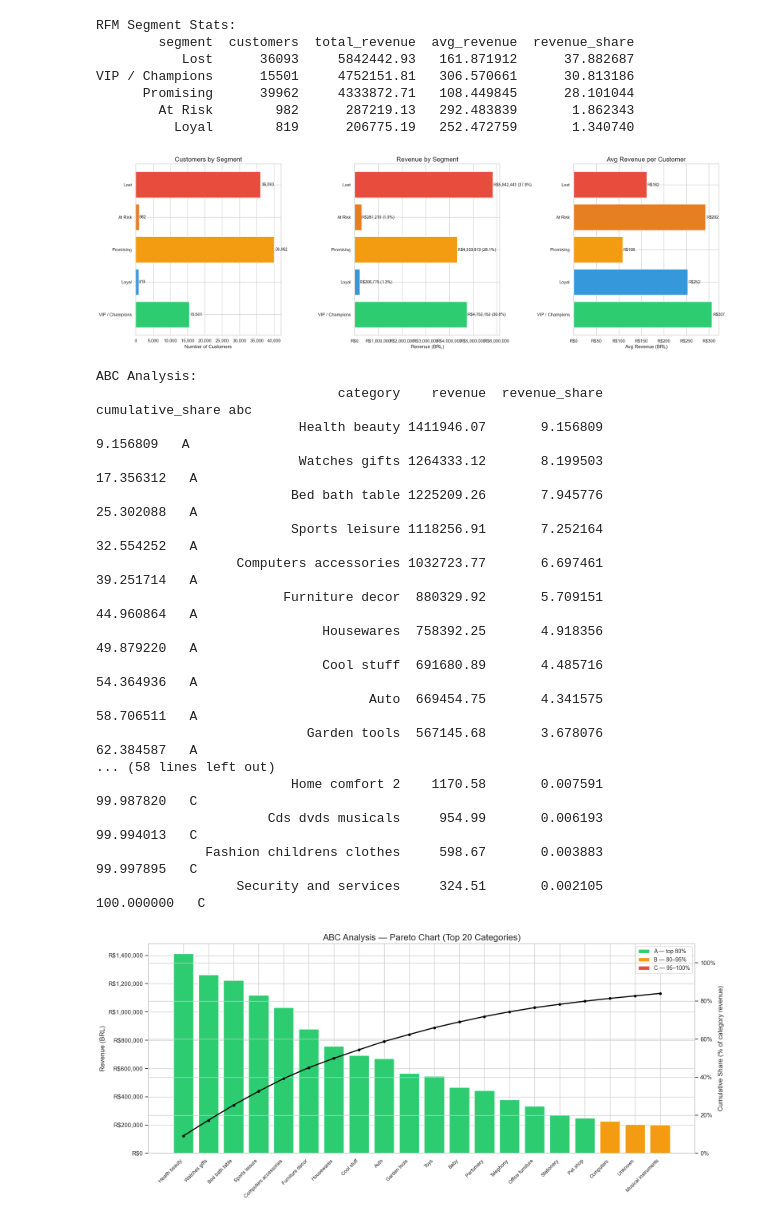
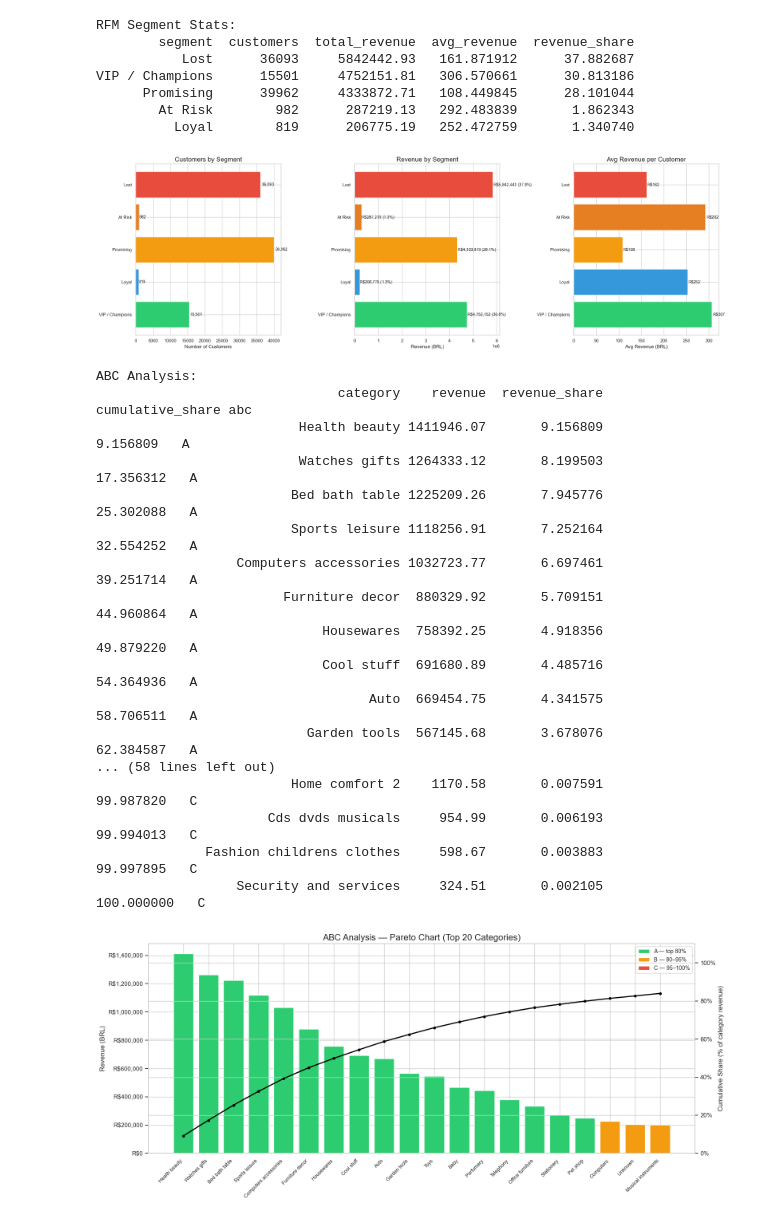
Before and after one commit to AmanDataA/olist-ecommerce-growth-analysis, a Jupyter notebook: Notebook/olist_analysis.ipynb, the cells around one changed output. Drawn from its saved outputs; the diff is of its cells as text; code cells hidden in the pictures.

```diff
--- a/Notebook/olist_analysis.ipynb
+++ b/Notebook/olist_analysis.ipynb
@@ -181,7 +181,6 @@ def plot_rfm_bar(ax, values, labels, colors, title, xlabel, fmt_fn, label_fn):
     bars = ax.barh(labels, values, color=colors)
     ax.set_title(title, fontsize=16)
     ax.set_xlabel(xlabel, fontsize=12)
-    ax.xaxis.set_major_formatter(mticker.FuncFormatter(fmt_fn))
     for bar, val in zip(bars, values):
         ax.text(
             bar.get_width() * 1.01,
@@ -199,7 +198,6 @@ plot_rfm_bar(ax1, plot_data['customers'], plot_data.index, colors,
 bars2 = ax2.barh(plot_data.index, plot_data['total_revenue'], color=colors)
 ax2.set_title("Revenue by Segment", fontsize=16)
 ax2.set_xlabel("Revenue (BRL)", fontsize=12)
-ax2.xaxis.set_major_formatter(mticker.FuncFormatter(lambda x, _: f'R${x:,.0f}'))
 for bar, (val, share) in zip(bars2, zip(plot_data['total_revenue'], plot_data['revenue_share'])):
     ax2.text(bar.get_width() * 1.005, bar.get_y() + bar.get_height() / 2,
              f'R${val:,.0f} ({share:.1f}%)', va='center', fontsize=10)
@@ -325,34 +323,34 @@ ax.annotate(
 
 ax.yaxis.set_major_formatter(mticker.FuncFormatter(lambda x, _: f'{x:.2f}%'))
 ax.set_xlim(0.7, 12.3)
 ax.set_ylim(0, 1.0)
 ax.set_yticks([i * 0.1 for i in range(11)])
 ax.set_xticks(range(1, 13))
 ax.set_xlabel("Months since first purchase", fontsize=12)
 ax.set_ylabel("Retention rate (%)", fontsize=12)
 ax.set_title("Cohort Retention Curve", fontsize=16)
 ax.legend(fontsize=10)
 ax.grid(True, alpha=0.4)
 
 plt.tight_layout()
 plt.show()
 
 print("\nAverage Retention by Period (weighted):")
 print(weighted_retention.apply(lambda x: f'{x:.2%}'))
 # %% [output]
 Total unique orders: 96477
 Average Order Value: R$159.86
 Total revenue: R$15,422,461.77
 Unique clients: 93,357
 [figure]
 RFM Segment Stats:
         segment  customers  total_revenue  avg_revenue  revenue_share
            Lost      36093     5842442.93   161.871912      37.882687
 VIP / Champions      15501     4752151.81   306.570661      30.813186
       Promising      39962     4333872.71   108.449845      28.101044
         At Risk        982      287219.13   292.483839       1.862343
           Loyal        819      206775.19   252.472759       1.340740
-[figure, old version]
+[figure, new version]
 ABC Analysis:
                                category    revenue  revenue_share  cumulative_share abc
                           Health beauty 1411946.07       9.156809          9.156809   A
```
